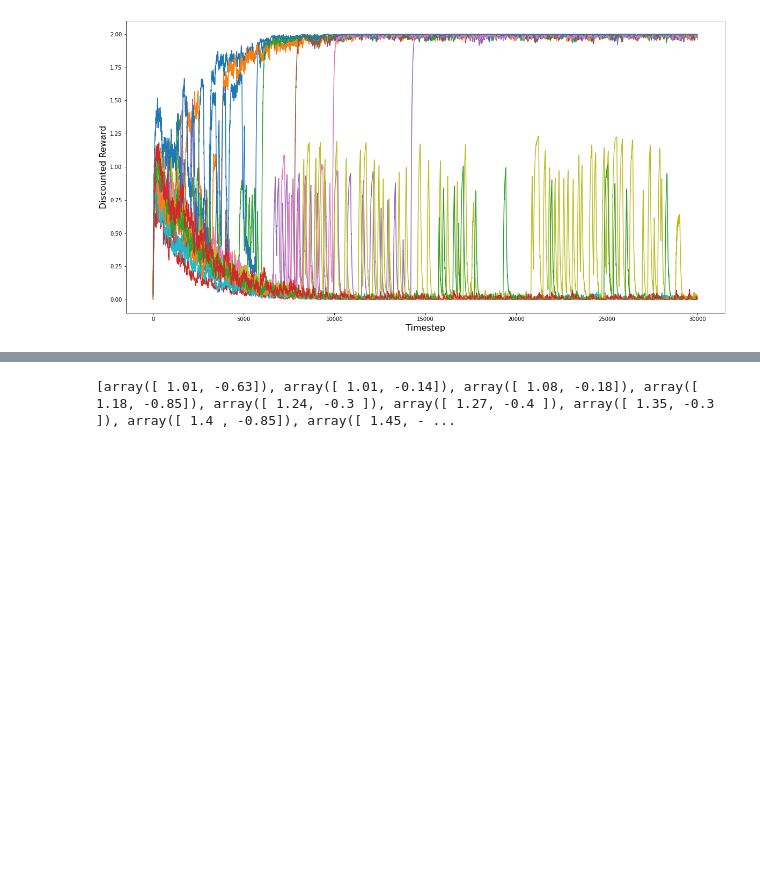
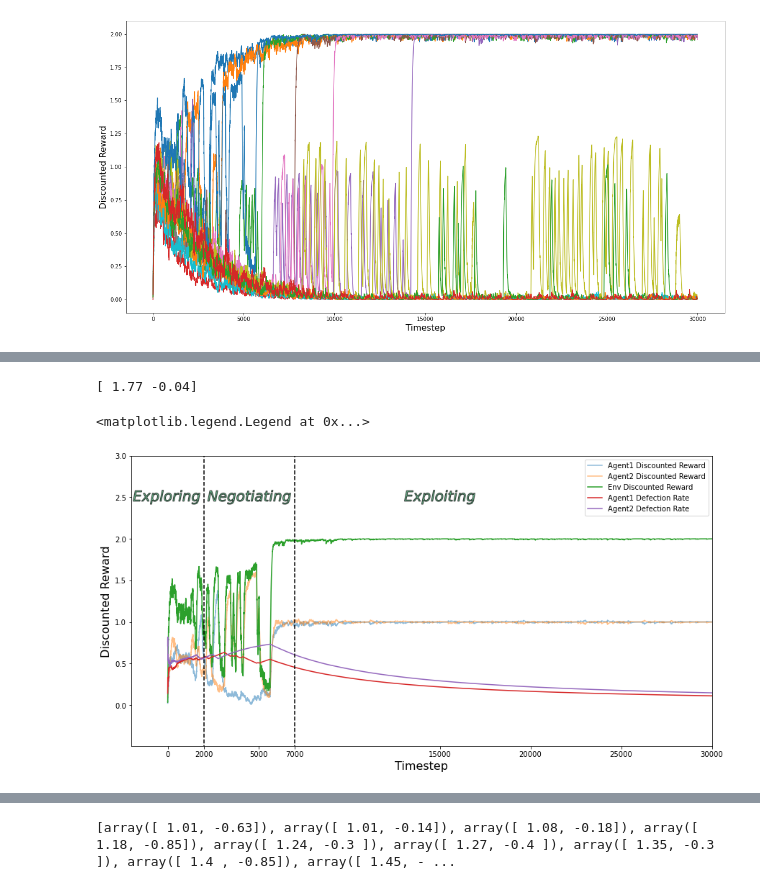
Before and after one commit to HarryZhangHH/EpisodicDRQN, a Jupyter notebook: two_agents_experiment.ipynb, the cells around one changed output, grey strips where cells are left out. Drawn from its saved outputs; the diff is of its cells as text; code cells hidden in the pictures; blank space fills up the shorter version.

```diff
--- a/two_agents_experiment.ipynb
+++ b/two_agents_experiment.ipynb
@@ -1589,3 +1752,7 @@ plt.ylabel('Discounted Reward', fontsize=16)
 # %% [output]
 Text(0, 0.5, 'Discounted Reward')
 [figure]
+# %%
+df = pd.read_csv('data/episodic_transition.csv')
+payoff_list = list(np.unique(df[['temptation', 'sucker']], axis=0))
+payoff_list
@@ -1591,0 +1777,44 @@ Text(0, 0.5, 'Discounted Reward')
+# %%
+i=17
+print(payoff_list[i])
+df_pd_transition_plot = df[(df.temptation==payoff_list[i][0]) & (df.sucker==payoff_list[i][1])].copy()
+
+fig = plt.figure(figsize=(14, 7))
+ax = fig.add_axes([0.1, 0.1, 0.8, 0.8]) # main axes
+df_pd_transition_plot.env_running_score = df_pd_transition_plot.env_running_score/100
+
+df_pd_transition_plot.agent1_running_score = df_pd_transition_plot.agent1_running_score/100
+df_pd_transition_plot.agent2_running_score = df_pd_transition_plot.agent2_running_score/100
+
+sns.lineplot(data=df_pd_transition_plot, x='timestep', y='agent1_running_score', label=f'Agent1 Discounted Reward', alpha=.5)
+sns.lineplot(data=df_pd_transition_plot, x='timestep', y='agent2_running_score', label=f'Agent2 Discounted Reward', alpha=.5)
+sns.lineplot(data=df_pd_transition_plot, x='timestep', y='env_running_score', label='Env Discounted Reward')
+sns.lineplot(data=df_pd_transition_plot, x='timestep', y='agent1_defection_rate', label=f'Agent1 Defection Rate')
+sns.lineplot(data=df_pd_transition_plot, x='timestep', y='agent2_defection_rate', label=f'Agent2 Defection Rate')
+plt.xlabel('Timestep', fontsize=16)
+plt.ylabel('Discounted Reward', fontsize=16)
+plt.vlines(2000, -1, 10, 'black', '--')
+plt.vlines(7000, -1, 10, 'black', '--')
+plt.ylim(-0.49,3)
+plt.xlim(-2000,30000)
+t = plt.text(-60, 2.5, "Exploring", alpha = .7, animated = True,
+       fontsize = 20, fontstyle = "oblique", color = "grey", ha = "center",  va = "center")
+t.set_path_effects([
+    path_effects.PathPatchEffect(
+        edgecolor='black', linewidth=1.1, facecolor='#3CB371', alpha=.7)])
+t = plt.text(4500, 2.5, "Negotiating", alpha = .7, animated = True,
+       fontsize = 20, fontstyle = "oblique", color = "grey", ha = "center",  va = "center")
+t.set_path_effects([
+    path_effects.PathPatchEffect(
+        edgecolor='black', linewidth=1.1, facecolor='#3CB371', alpha=.7)])
+t = plt.text(15000, 2.5, "Exploiting", alpha = .7, animated = True,
+       fontsize = 20, fontstyle = "oblique", color = "grey", ha = "center",  va = "center")
+t.set_path_effects([
+    path_effects.PathPatchEffect(
+        edgecolor='black', linewidth=1.1, facecolor='#3CB371', alpha=.7)])
+ax.set_xticks([0,2000,5000,7000,15000,20000,25000,30000])
+plt.legend(loc='upper right')
+# %% [output]
+[ 1.77 -0.04]
+<matplotlib.legend.Legend at 0x...>
+[figure, added]
```
Also changed, not shown: parts of 9 cells of this notebook.
